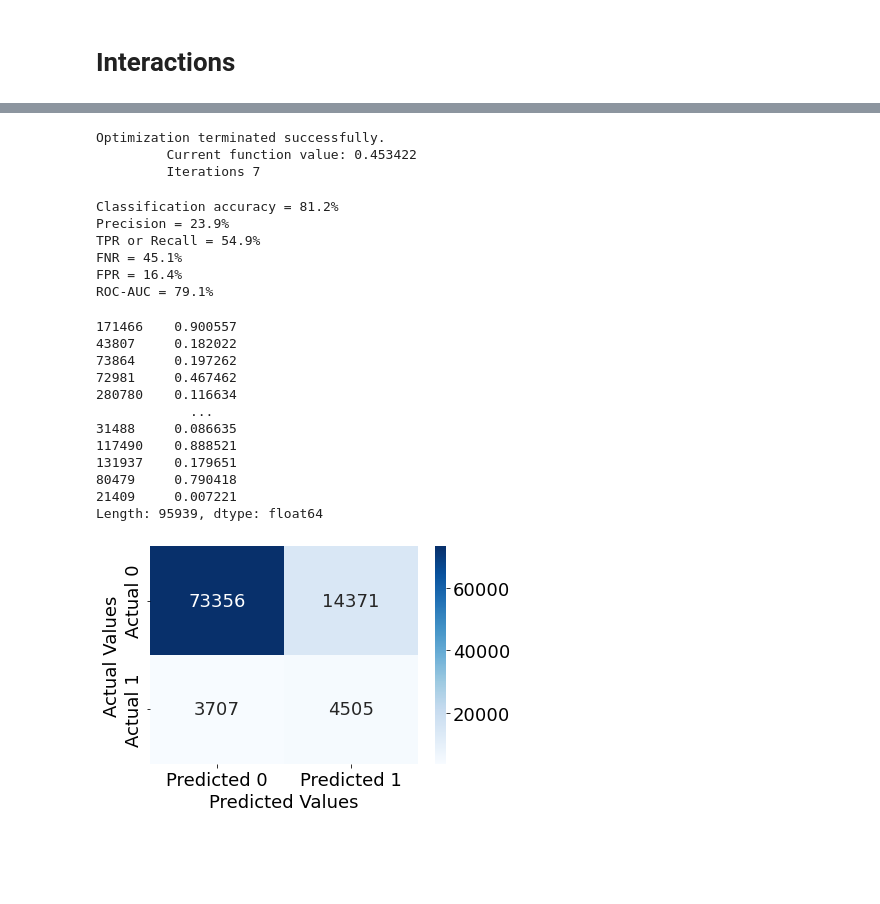
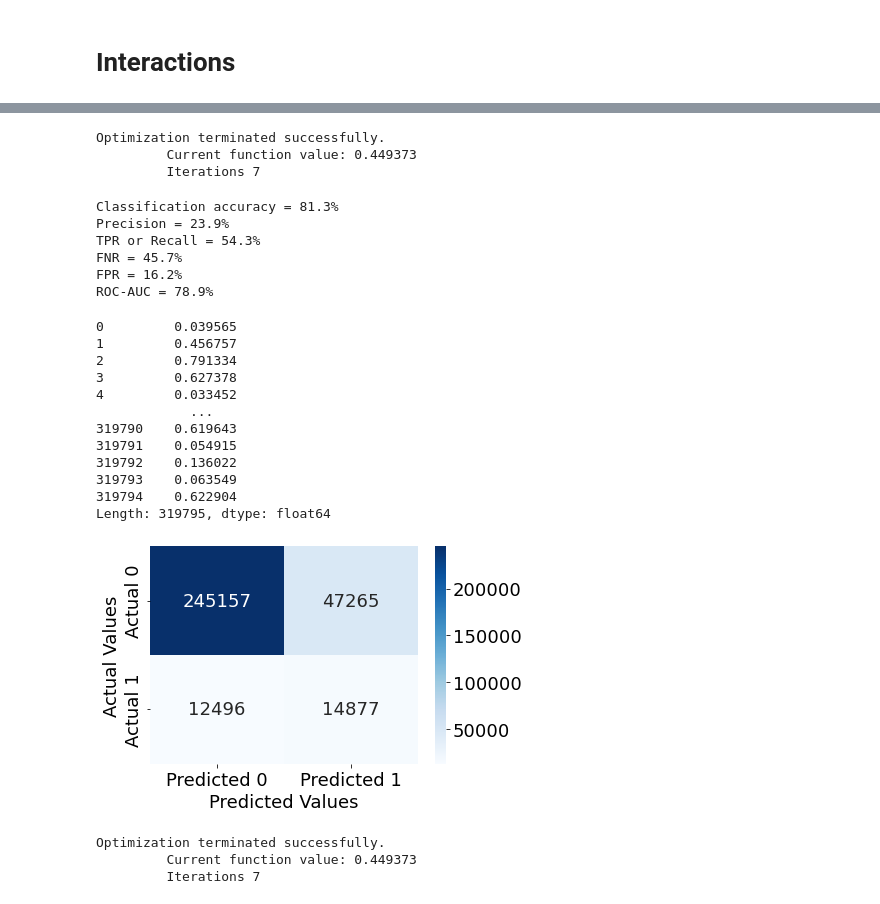
Before and after one commit to JerayuT/Group-5-WQ23-Data-Science, a Jupyter notebook: Project Analysis.ipynb, the cells around one changed output, grey strips where cells are left out. Saved outputs shown, nothing was run; the diff lists cells and outputs as text; code cells hidden in the pictures; blank space fills up the shorter version.

```diff
--- a/Project Analysis.ipynb
+++ b/Project Analysis.ipynb
@@ -508,29 +456,36 @@ Length: 95939, dtype: float64
 # %%
 #Interaction between Diabetic and Kidney
-model4 = sm.logit(formula = 'HeartDisease~AgeCategory+GenHealth+Asthma+Smoking+Diabetic*KidneyDisease+Stroke+Sex+AlcoholDrinking+DiffWalking+BMI+SkinCancer+MentalHealth+Race+SleepTime', data = train_smote).fit()
+model4 = sm.logit(formula = 'HeartDisease~AgeCategory+GenHealth+Asthma+Smoking+Diabetic*KidneyDisease+Stroke+Sex+AlcoholDrinking+DiffWalking+BMI+SkinCancer+MentalHealth+Race+SleepTime+PhysicalActivity+PhysicalHealth', data = train_smote).fit()
 # %% [output]
 Optimization terminated successfully.
-         Current function value: 0.453422
+         Current function value: 0.449373
          Iterations 7
 # %%
-confusion_matrix_data(test,test.HeartDisease,model4,0.6)
+confusion_matrix_data(data,data.HeartDisease,model4,0.6)
 # %% [output]
-Classification accuracy = 81.2%
+Classification accuracy = 81.3%
 Precision = 23.9%
-TPR or Recall = 54.9%
-FNR = 45.1%
-FPR = 16.4%
-ROC-AUC = 79.1%
+TPR or Recall = 54.3%
+FNR = 45.7%
+FPR = 16.2%
+ROC-AUC = 78.9%
-171466    0.900557
-43807     0.182022
-73864     0.197262
-72981     0.467462
-280780    0.116634
+0         0.039565
+1         0.456757
+2         0.791334
+3         0.627378
+4         0.033452
             ...
-31488     0.086635
-117490    0.888521
-131937    0.179651
-80479     0.790418
-21409     0.007221
-Length: 95939, dtype: float64
+319790    0.619643
+319791    0.054915
+319792    0.136022
+319793    0.063549
+319794    0.622904
+Length: 319795, dtype: float64
-[figure, old version]
+[figure, new version]
+# %%
+#Interaction between both
+model5 = sm.logit(formula = 'HeartDisease~AgeCategory+GenHealth+Asthma*Smoking+Diabetic*KidneyDisease+Stroke+Sex+AlcoholDrinking+DiffWalking+BMI+SkinCancer+MentalHealth+Race+SleepTime+PhysicalActivity+PhysicalHealth', data = train_smote).fit()
+# %% [output]
+Optimization terminated successfully.
+         Current function value: 0.449373
+         Iterations 7
```
Also changed, not shown: parts of 21 cells of this notebook.
